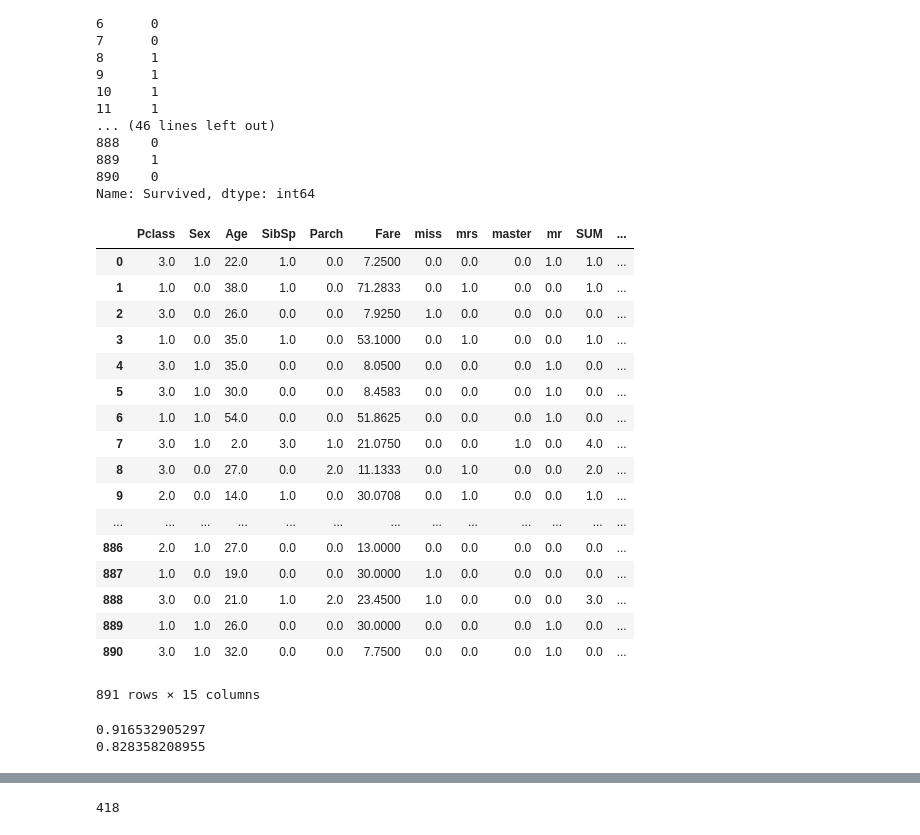
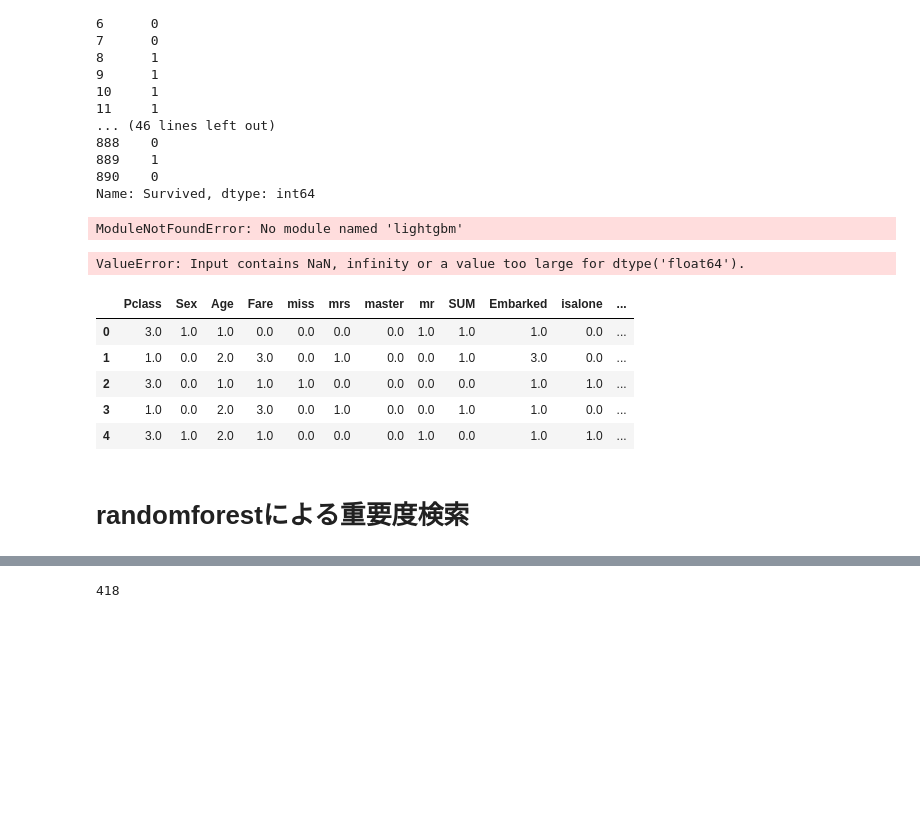
Before and after one commit to masakicktashiro/titanic, a Jupyter notebook: titanic.ipynb, the cells around one changed output, grey strips where cells are left out. Saved outputs shown, nothing was run; the diff lists cells and outputs as text; code cells hidden in the pictures; blank space fills up the shorter version.

```diff
--- a/titanic.ipynb
+++ b/titanic.ipynb
@@ -156,0 +449,7 @@ df=pd.DataFrame(imr.transform(df),columns=["Pclass","Sex","Age","SibSp","Parch",
+# %%
+df.ix[df["Age"] < 16.336,"Age"] = 0
+df.ix[(df["Age"] < 32.252) & (df["Age"] >= 16.336),"Age"] = 1
+df.ix[(df["Age"] < 48.168) & (df["Age"] >= 32.252),"Age"] = 2
+df.ix[(df["Age"] < 64.084) & (df["Age"] >= 48.168),"Age"] = 3
+df.ix[df["Age"] >= 64.084,"Age"] = 4
+print(df.head())
@@ -156,0 +472,5 @@ df=pd.DataFrame(imr.transform(df),columns=["Pclass","Sex","Age","SibSp","Parch",
+# %%
+#df2 = df
+#df = df2
+df["Categorical_Fare"]=pd.qcut(df["Fare"],4)
+print(df.head(20))
@@ -156,0 +495,6 @@ df=pd.DataFrame(imr.transform(df),columns=["Pclass","Sex","Age","SibSp","Parch",
+# %%
+df.ix[df["Fare"] < 7.91,"Fare"] = 0
+df.ix[(df["Fare"] < 14.454) & (df["Fare"] >= 7.91),"Fare"] = 1
+df.ix[(df["Fare"] < 31) & (df["Fare"] >= 14.454),"Fare"] = 2
+df.ix[df["Fare"] >= 31,"Fare"] = 3
+print(df.head())
@@ -179,8 +537,16 @@ Name: Survived, dtype: int64
 # %%
 from sklearn.ensemble import RandomForestClassifier
 forest=RandomForestClassifier()
-from sklearn.ensemble import GradientBoostingClassifier
-gbm = GradientBoostingClassifier()
+#from sklearn.ensemble import GradientBoostingClassifier
+#gbm = GradientBoostingClassifier()
+from sklearn.linear_model import LogisticRegression
+lr = LogisticRegression()
+from sklearn.svm import SVC
+svc = SVC(probability=True)
+import lightgbm as lgb
+gbm = lgb.LGBMClassifier(objective="binary")
+# %% [output]
+ModuleNotFoundError: No module named 'lightgbm'
 # %%
 from sklearn.preprocessing import StandardScaler
 sc1=StandardScaler()
@@ -188,27 +554,17 @@ sc2=StandardScaler()
 sc3=StandardScaler()
 sc4=StandardScaler()
 x["Fare"]= sc1.fit_transform(x["Fare"])
-x["SibSp"]=sc2.fit_transform(x["SibSp"])
-x["Parch"]=sc3.fit_transform(x["Parch"])
+#x["SibSp"]=sc2.fit_transform(x["SibSp"])
+#x["Parch"]=sc3.fit_transform(x["Parch"])
 x["Age"]=sc4.fit_transform(x["Age"])
+# %% [output]
+ValueError: Input contains NaN, infinity or a value too large for dtype('float64').
 # %%
-x
+x.head(5)
 # %% [output]
-|  | Pclass | Sex | Age | SibSp | Parch | Fare | miss | mrs | master | mr | SUM | ... |
-| 0 | 3.0 | 1.0 | 22.0 | 1.0 | 0.0 | 7.2500 | 0.0 | 0.0 | 0.0 | 1.0 | 1.0 | ... |
-| 1 | 1.0 | 0.0 | 38.0 | 1.0 | 0.0 | 71.2833 | 0.0 | 1.0 | 0.0 | 0.0 | 1.0 | ... |
-| 2 | 3.0 | 0.0 | 26.0 | 0.0 | 0.0 | 7.9250 | 1.0 | 0.0 | 0.0 | 0.0 | 0.0 | ... |
-| 3 | 1.0 | 0.0 | 35.0 | 1.0 | 0.0 | 53.1000 | 0.0 | 1.0 | 0.0 | 0.0 | 1.0 | ... |
-| 4 | 3.0 | 1.0 | 35.0 | 0.0 | 0.0 | 8.0500 | 0.0 | 0.0 | 0.0 | 1.0 | 0.0 | ... |
-| 5 | 3.0 | 1.0 | 30.0 | 0.0 | 0.0 | 8.4583 | 0.0 | 0.0 | 0.0 | 1.0 | 0.0 | ... |
-| 6 | 1.0 | 1.0 | 54.0 | 0.0 | 0.0 | 51.8625 | 0.0 | 0.0 | 0.0 | 1.0 | 0.0 | ... |
-| 7 | 3.0 | 1.0 | 2.0 | 3.0 | 1.0 | 21.0750 | 0.0 | 0.0 | 1.0 | 0.0 | 4.0 | ... |
-| 8 | 3.0 | 0.0 | 27.0 | 0.0 | 2.0 | 11.1333 | 0.0 | 1.0 | 0.0 | 0.0 | 2.0 | ... |
-| 9 | 2.0 | 0.0 | 14.0 | 1.0 | 0.0 | 30.0708 | 0.0 | 1.0 | 0.0 | 0.0 | 1.0 | ... |
-| ... | ... | ... | ... | ... | ... | ... | ... | ... | ... | ... | ... | ... |
-| 886 | 2.0 | 1.0 | 27.0 | 0.0 | 0.0 | 13.0000 | 0.0 | 0.0 | 0.0 | 0.0 | 0.0 | ... |
-| 887 | 1.0 | 0.0 | 19.0 | 0.0 | 0.0 | 30.0000 | 1.0 | 0.0 | 0.0 | 0.0 | 0.0 | ... |
-| 888 | 3.0 | 0.0 | 21.0 | 1.0 | 2.0 | 23.4500 | 1.0 | 0.0 | 0.0 | 0.0 | 3.0 | ... |
-| 889 | 1.0 | 1.0 | 26.0 | 0.0 | 0.0 | 30.0000 | 0.0 | 0.0 | 0.0 | 1.0 | 0.0 | ... |
-| 890 | 3.0 | 1.0 | 32.0 | 0.0 | 0.0 | 7.7500 | 0.0 | 0.0 | 0.0 | 1.0 | 0.0 | ... |
+|  | Pclass | Sex | Age | Fare | miss | mrs | master | mr | SUM | Embarked | isalone | ... |
+| 0 | 3.0 | 1.0 | 1.0 | 0.0 | 0.0 | 0.0 | 0.0 | 1.0 | 1.0 | 1.0 | 0.0 | ... |
+| 1 | 1.0 | 0.0 | 2.0 | 3.0 | 0.0 | 1.0 | 0.0 | 0.0 | 1.0 | 3.0 | 0.0 | ... |
+| 2 | 3.0 | 0.0 | 1.0 | 1.0 | 1.0 | 0.0 | 0.0 | 0.0 | 0.0 | 1.0 | 1.0 | ... |
+| 3 | 1.0 | 0.0 | 2.0 | 3.0 | 0.0 | 1.0 | 0.0 | 0.0 | 1.0 | 1.0 | 0.0 | ... |
+| 4 | 3.0 | 1.0 | 2.0 | 1.0 | 0.0 | 0.0 | 0.0 | 1.0 | 0.0 | 1.0 | 1.0 | ... |
-891 rows × 15 columns
@@ -215,16 +574,5 @@ x
 # %%
 from sklearn.cross_validation import train_test_split
 x_train,x_test,y_train,y_test = train_test_split(x,y,test_size=0.3,random_state=0)
-# %%
-from sklearn.grid_search import GridSearchCV
-from sklearn.metrics import accuracy_score
-depth_ls = [3,5,7,9,12,15,17]
-sub_sample_ls = [0.6,0.7,0.8,0.9,1]
-params = {"max_depth":depth_ls,"subsample":sub_sample_ls}
-gs = GridSearchCV(estimator=gbm,param_grid=params,n_jobs=-1)
-gs.fit(x_train,y_train)
-print(accuracy_score(y_true=y_train,y_pred=gs.predict(x_train)))
-print(accuracy_score(y_true=y_test,y_pred=gs.predict(x_test)))
-# %% [output]
-0.916532905297
-0.828358208955
+# %% [markdown]
+# randomforestによる重要度検索
```
Also changed, not shown: parts of 60 cells of this notebook.
